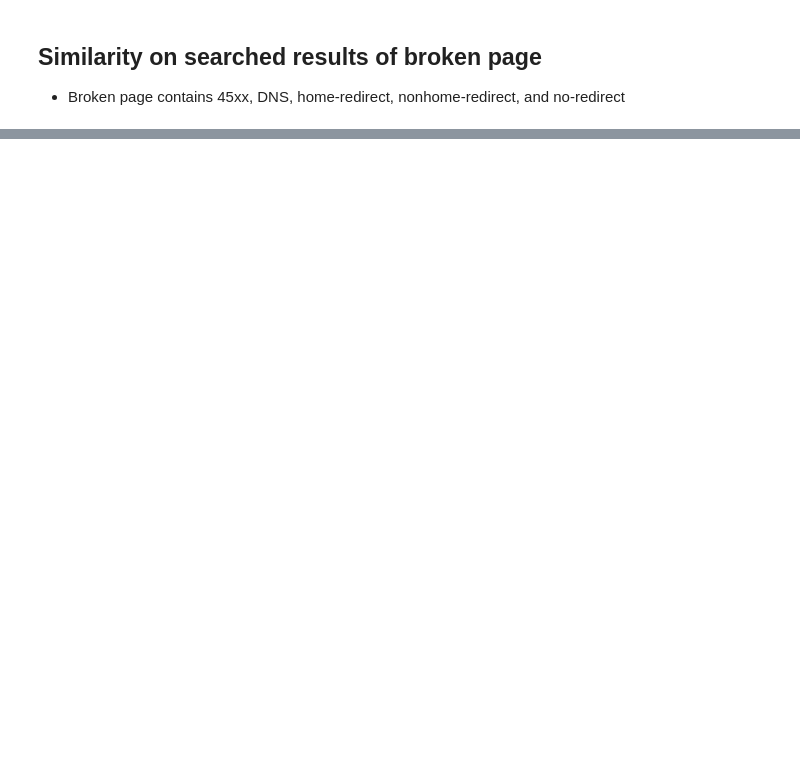
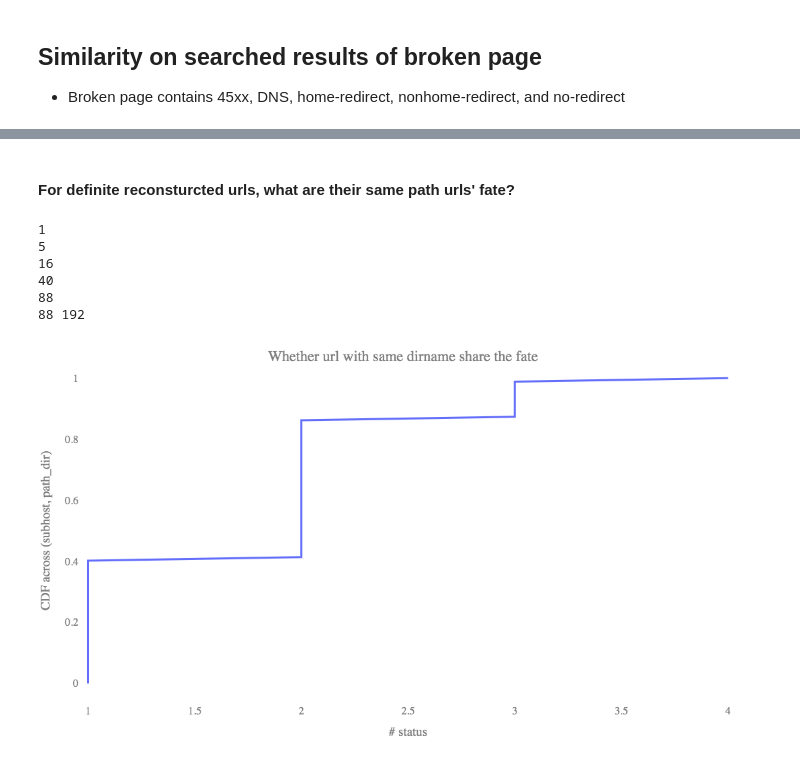
Before and after one commit to JingyZhu/fable, a Jupyter notebook: broken_inspection.ipynb, the cells around one changed output, grey strips where cells are left out. Saved outputs shown, nothing was run; the diff lists cells and outputs as text; code cells hidden in the pictures; blank space fills up the shorter version.

```diff
--- a/broken_inspection.ipynb
+++ b/broken_inspection.ipynb
@@ -174,0 +203,20 @@ for status, year_simi in simi_dict.items():
+# %%
+match = db.url_broken.aggregate([
+    {"$match": {"status": re.compile("^[45xx]")}},
+    {"$lookup": {
+        "from": "search_meta",
+        "let": {"id": "$_id"},
+        "pipeline": [
+            {"$match": {"usage": "represent", "similarity": {"$gte": 0.8}}},
+            {"$match": {"$expr": {"$and": [
+                {"$eq": ["$url", "$$id"]}
+            ]}}}
+        ],
+        "as": "searched"
+    }},
+    {"$match": {"searched.0": {"$exists": True}}},
+    {"$unwind": "$searched"},
+    {"$project": {"searched_url": "$searched.searched_url", "similairty": "$searched.similarity", "year": True, "status": True}}
+])
+
+json.dump(list(match), open("search/match.json", 'w+'))
@@ -174,0 +270,57 @@ for status, year_simi in simi_dict.items():
+# %% [markdown]
+#### For definite reconsturcted urls, what are their same path urls' fate?
+# %%
+host_extractor = url_utils.HostExtractor()
+years = [1999, 2004, 2009, 2014, 2019]
+headers = ['45xx']
+filters = [re.compile("^[45xx]")]
+df = pd.DataFrame({})
+status, count = [], 0
+fate = {}
+for year in years:
+    year_dict = {'year': [year]}
+    for h, f in zip(headers, filters):
+        match = db.url_broken.aggregate([
+            {"$match": {"status": f, "year": year}},
+            {"$lookup": {
+                "from": "search_meta",
+                "let": {"id": "$_id"},
+                "pipeline": [
+                    {"$match": {"usage": "represent", "similarity": {"$gte": 0.8}}},
+                    {"$match": {"$expr": {"$and": [
+                        {"$eq": ["$url", "$$id"]}
+                    ]}}}
+                ],
+                "as": "searched"
+            }},
+            {"$match": {"searched.0": {"$exists": True}}},
+            {"$unwind": "$searched"},
+            {"$project": {"searched_url": "$searched.searched_url", "similairty": "$searched.similarity", "year": True, "status": True}}
+        ])
+        match = list(match)
+        for url in match:
+            orig_host = host_extractor.extract(url['_id'])
+            search_host = host_extractor.extract(url['searched_url'])
+            if orig_host == search_host:
+                count += 1
+                path = urlparse(url['_id']).path
+                if path == '': path += '/'
+                elif path[-1] == '/' and path != '/': path = path[:-1]
+                dirr = os.path.dirname(path)
+                same_path = list(db.url_status_implicit_broken.find({"_id": re.compile(dirr), "hostname": orig_host, 'year': year}))
+                if len(same_path) >= 3:
+                    status.append(len(set([url_utils.status_categories(sp['status'], '') for sp in same_path])))
+                    fate['{}|{}'.format(orig_host, path)] = same_path
+        print(len(status))
+print(len(status), count)
+json.dump(fate, open('tmp/searched_45xx_path_fate.json', 'w+'))
+plotly_utils.plot_CDF(pd.DataFrame({'num': status}), xtitle='# status', ytitle='CDF across (subhost, path_dir)',\
+                      title='Whether url with same dirname share the fate')
+# %% [output]
+1
+5
+16
+40
+88
+88 192
+[figure, added]
```
Also changed, not shown: parts of 8 cells of this notebook.
